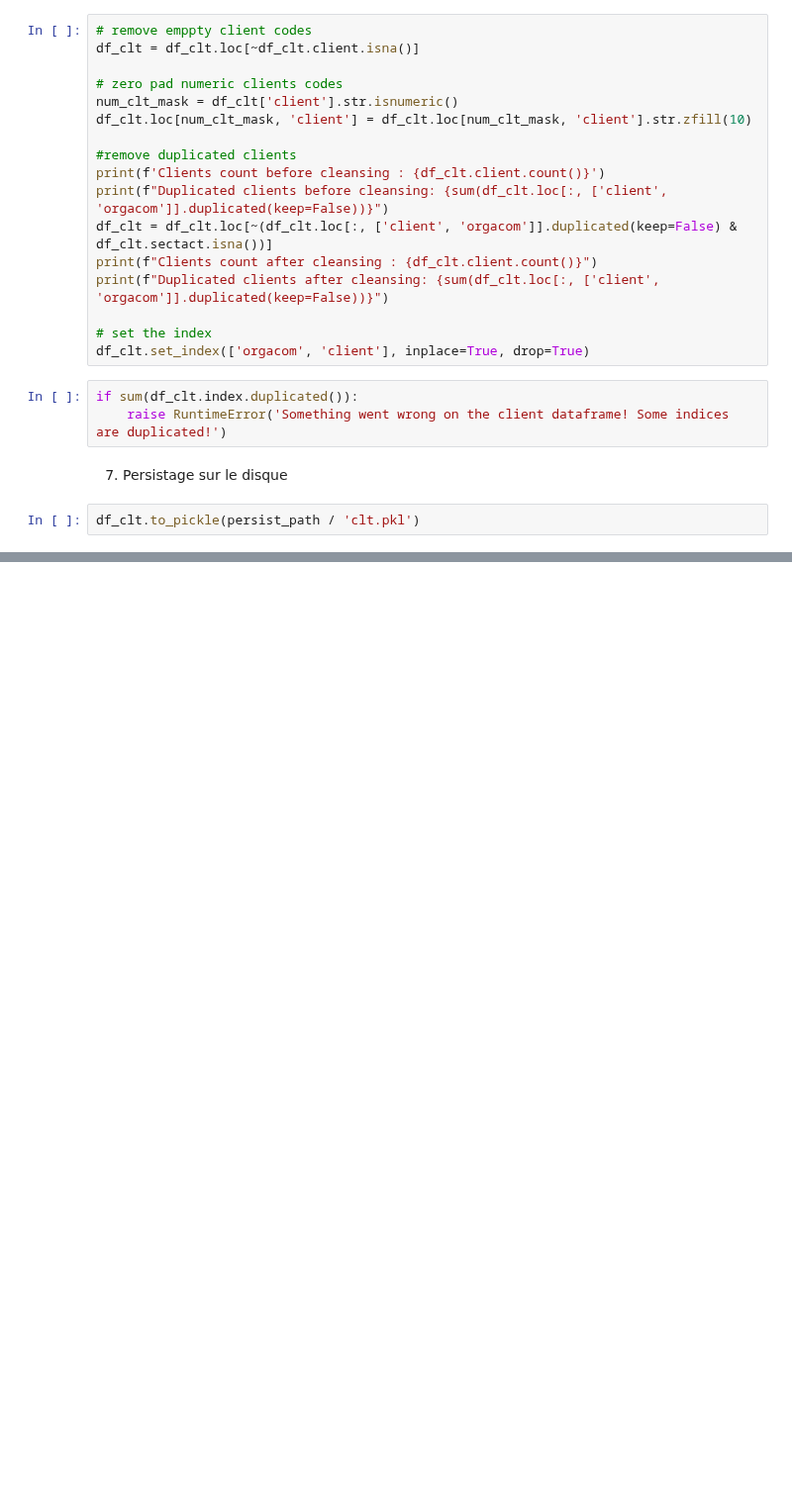
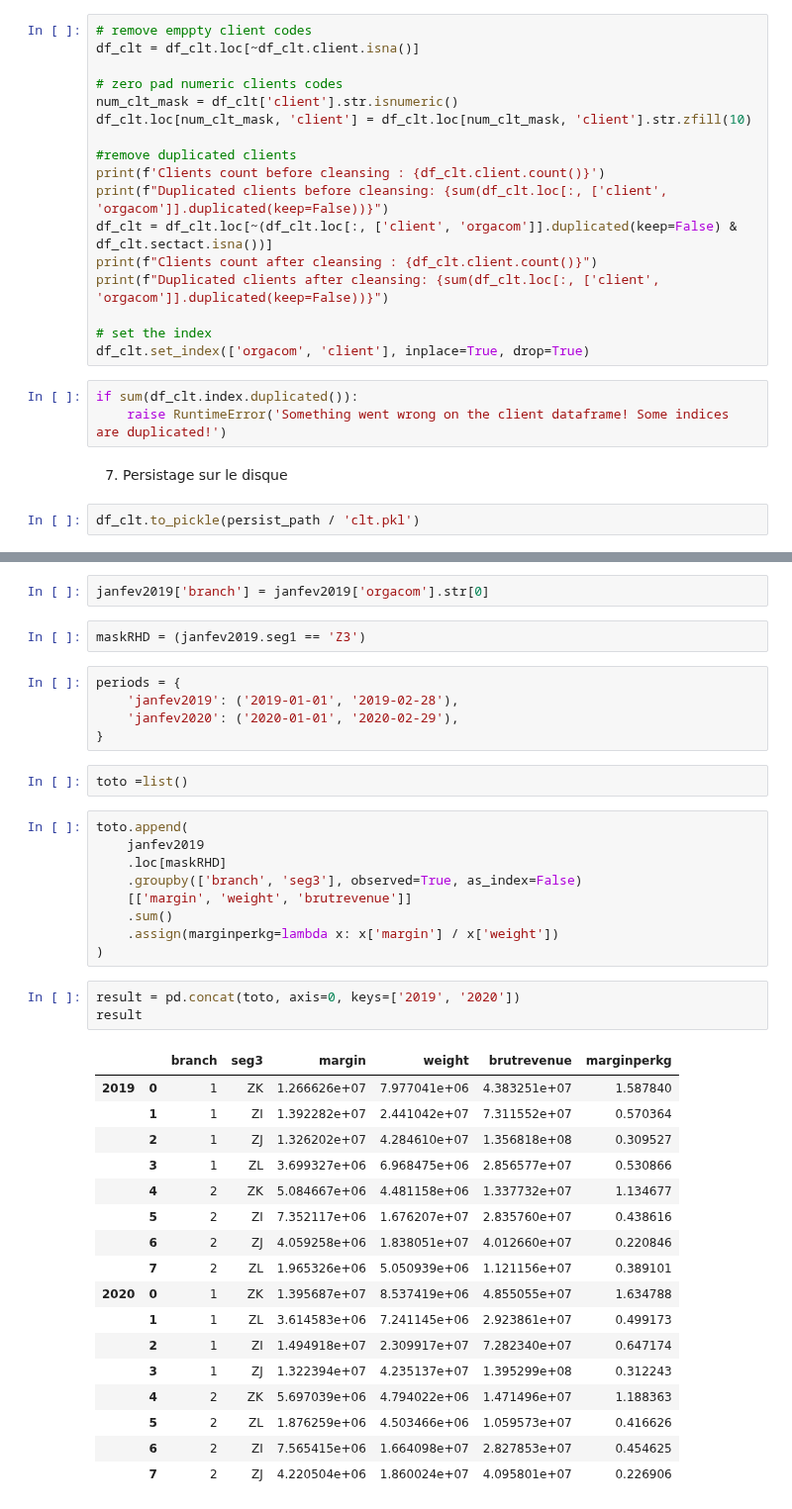
Before and after one commit to UltraDiuve/WebOrNot, a Jupyter notebook: notebooks/RawDataProcessor.ipynb, the cells around one changed output, grey strips where cells are left out. Shown at 99% size. Cells and saved outputs as stored; diff of their text form; blank space fills up the shorter version.

```diff
--- a/notebooks/RawDataProcessor.ipynb
+++ b/notebooks/RawDataProcessor.ipynb
@@ -539,0 +553,41 @@ df_clt.to_pickle(persist_path / 'clt.pkl')
+# %%
+janfev2019['branch'] = janfev2019['orgacom'].str[0]
+# %%
+maskRHD = (janfev2019.seg1 == 'Z3')
+# %%
+periods = {
+    'janfev2019': ('2019-01-01', '2019-02-28'),
+    'janfev2020': ('2020-01-01', '2020-02-29'),
+}
+# %%
+toto =list()
+# %%
+toto.append(
+    janfev2019
+    .loc[maskRHD]
+    .groupby(['branch', 'seg3'], observed=True, as_index=False)
+    [['margin', 'weight', 'brutrevenue']]
+    .sum()
+    .assign(marginperkg=lambda x: x['margin'] / x['weight'])
+)
+# %%
+result = pd.concat(toto, axis=0, keys=['2019', '2020'])
+result
+# %% [output]
+|  |  | branch | seg3 | margin | weight | brutrevenue | marginperkg |
+| 2019 | 0 | 1 | ZK | 1.266626e+07 | 7.977041e+06 | 4.383251e+07 | 1.587840 |
+|  | 1 | 1 | ZI | 1.392282e+07 | 2.441042e+07 | 7.311552e+07 | 0.570364 |
+|  | 2 | 1 | ZJ | 1.326202e+07 | 4.284610e+07 | 1.356818e+08 | 0.309527 |
+|  | 3 | 1 | ZL | 3.699327e+06 | 6.968475e+06 | 2.856577e+07 | 0.530866 |
+|  | 4 | 2 | ZK | 5.084667e+06 | 4.481158e+06 | 1.337732e+07 | 1.134677 |
+|  | 5 | 2 | ZI | 7.352117e+06 | 1.676207e+07 | 2.835760e+07 | 0.438616 |
+|  | 6 | 2 | ZJ | 4.059258e+06 | 1.838051e+07 | 4.012660e+07 | 0.220846 |
+|  | 7 | 2 | ZL | 1.965326e+06 | 5.050939e+06 | 1.121156e+07 | 0.389101 |
+| 2020 | 0 | 1 | ZK | 1.395687e+07 | 8.537419e+06 | 4.855055e+07 | 1.634788 |
+|  | 1 | 1 | ZL | 3.614583e+06 | 7.241145e+06 | 2.923861e+07 | 0.499173 |
+|  | 2 | 1 | ZI | 1.494918e+07 | 2.309917e+07 | 7.282340e+07 | 0.647174 |
+|  | 3 | 1 | ZJ | 1.322394e+07 | 4.235137e+07 | 1.395299e+08 | 0.312243 |
+|  | 4 | 2 | ZK | 5.697039e+06 | 4.794022e+06 | 1.471496e+07 | 1.188363 |
+|  | 5 | 2 | ZL | 1.876259e+06 | 4.503466e+06 | 1.059573e+07 | 0.416626 |
+|  | 6 | 2 | ZI | 7.565415e+06 | 1.664098e+07 | 2.827853e+07 | 0.454625 |
+|  | 7 | 2 | ZJ | 4.220504e+06 | 1.860024e+07 | 4.095801e+07 | 0.226906 |
```
Also changed, not shown: parts of 7 cells of this notebook, 2 other files.
